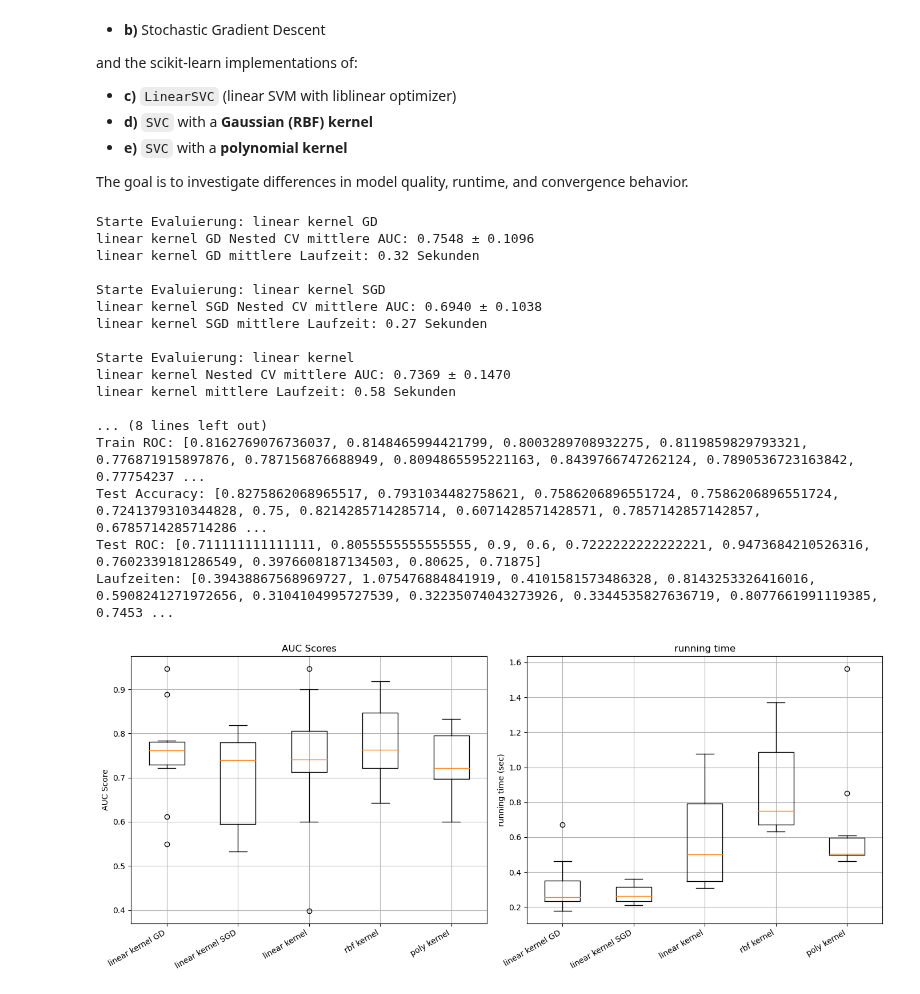
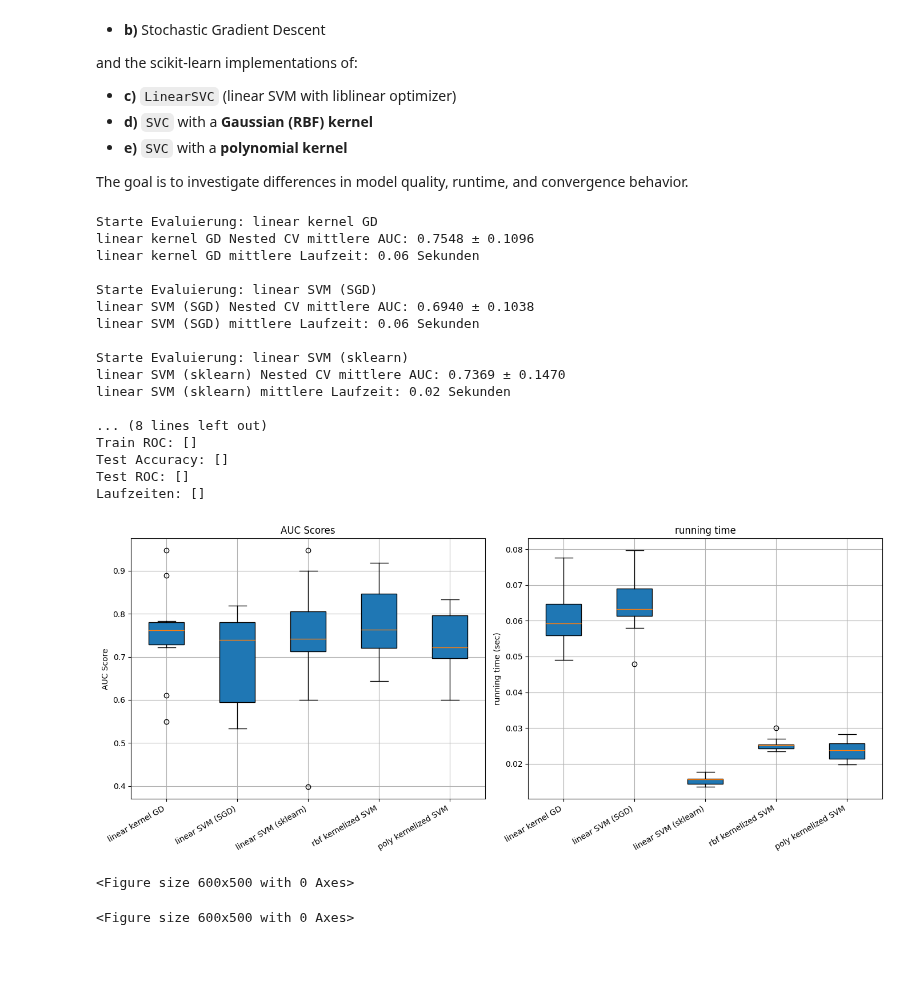
Before and after one commit to FelixFritz02/MasterKL, a Jupyter notebook: AI Numerics/Data Challenge/SVM.ipynb, the cells around one changed output. Drawn from its saved outputs; the diff is of its cells as text; code cells hidden in the pictures; blank space fills up the shorter version.

Commit message:
SVM running time

```diff
--- a/AI Numerics/Data Challenge/SVM.ipynb
+++ b/AI Numerics/Data Challenge/SVM.ipynb
@@ -256,10 +256,10 @@ inner_cv = StratifiedKFold(n_splits=5, shuffle=True, random_state=1)
 
 models = [
     ("linear kernel GD", SVM_GD(bias=True, step_size=lambda t: 1/(t+1))),  # fixe alpha
-    ("linear kernel SGD", SVM_SGD(bias=True, batch_size=30, step_size=lambda t: 1/(t+1))),
-    ("linear kernel", LinearSVC()),
-    ("rbf kernel", SVC(kernel='rbf')),
-    ("poly kernel", SVC(kernel='poly'))
+    ("linear SVM (SGD)", SVM_SGD(bias=True, batch_size=30, step_size=lambda t: 1/(t+1))),
+    ("linear SVM (sklearn)", LinearSVC()),
+    ("rbf kernelized SVM", SVC(kernel='rbf')),
+    ("poly kernelized SVM", SVC(kernel='poly'))
 ]
 
 outer_scores_all = []
@@ -300,7 +300,7 @@ for name, model in models:
             best_model = grid.best_estimator_
 
             elapsed = time.time() - start_time
-            run_times.append(elapsed)
+            run_times.append(elapsed / len(C_values))
 
             # Vorhersagen für Testdaten
             y_score_test = best_model.decision_function(X_test)
@@ -358,47 +358,51 @@ for name, model in models:
 print("Train Accuracy:", acc_train_lk)
 print("Train ROC:", roc_train_lk)
 print("Test Accuracy:", acc_test_lk)
 print("Test ROC:", roc_test_lk)
 print("Laufzeiten:", run_time_lk)
 
 # Visualisierung
 plt.figure(figsize=(14, 6))
 
 plt.subplot(1, 2, 1)
-plt.boxplot(outer_scores_all, labels=model_names, vert=True)
+plt.boxplot(outer_scores_all, labels=model_names, patch_artist=True)
 plt.ylabel("AUC Score")
 plt.title("AUC Scores")
 plt.xticks(rotation=30, ha='right')
 plt.grid(True)
 
 plt.subplot(1, 2, 2)
-plt.boxplot(run_times_all, labels=model_names, vert=True)
+plt.boxplot(run_times_all, labels=model_names, patch_artist=True)
 plt.ylabel("running time (sec)")
 plt.title("running time")
 plt.xticks(rotation=30, ha='right')
 plt.grid(True)
 
 plt.tight_layout()
 plt.show()
+
+plt.figure(figsize=(6, 5))
 # %% [output]
 Starte Evaluierung: linear kernel GD
 linear kernel GD Nested CV mittlere AUC: 0.7548 ± 0.1096
-linear kernel GD mittlere Laufzeit: 0.32 Sekunden
+linear kernel GD mittlere Laufzeit: 0.06 Sekunden
 
-Starte Evaluierung: linear kernel SGD
-linear kernel SGD Nested CV mittlere AUC: 0.6940 ± 0.1038
-linear kernel SGD mittlere Laufzeit: 0.27 Sekunden
+Starte Evaluierung: linear SVM (SGD)
+linear SVM (SGD) Nested CV mittlere AUC: 0.6940 ± 0.1038
+linear SVM (SGD) mittlere Laufzeit: 0.06 Sekunden
 
-Starte Evaluierung: linear kernel
-linear kernel Nested CV mittlere AUC: 0.7369 ± 0.1470
-linear kernel mittlere Laufzeit: 0.58 Sekunden
+Starte Evaluierung: linear SVM (sklearn)
+linear SVM (sklearn) Nested CV mittlere AUC: 0.7369 ± 0.1470
+linear SVM (sklearn) mittlere Laufzeit: 0.02 Sekunden
 
 ... (8 lines left out)
-Train ROC: [0.8162769076736037, 0.8148465994421799, 0.8003289708932275, 0.8119859829793321, 0.776871915897876, 0.787156876688949, 0.8094865595221163, 0.8439766747262124, 0.7890536723163842, 0.77754237 ...
-Test Accuracy: [0.8275862068965517, 0.7931034482758621, 0.7586206896551724, 0.7586206896551724, 0.7241379310344828, 0.75, 0.8214285714285714, 0.6071428571428571, 0.7857142857142857, 0.6785714285714286 ...
-Test ROC: [0.711111111111111, 0.8055555555555555, 0.9, 0.6, 0.7222222222222221, 0.9473684210526316, 0.7602339181286549, 0.3976608187134503, 0.80625, 0.71875]
-Laufzeiten: [0.39438867568969727, 1.075476884841919, 0.4101581573486328, 0.8143253326416016, 0.5908241271972656, 0.3104104995727539, 0.32235074043273926, 0.3344535827636719, 0.8077661991119385, 0.7453 ...
+Train ROC: []
+Test Accuracy: []
+Test ROC: []
+Laufzeiten: []
-[figure, old version]
+[figure, new version]
+<Figure size 600x500 with 0 Axes>
+<Figure size 600x500 with 0 Axes>
 # %%
 model_evaluation = pd.DataFrame({"Fold": range(1, 11)})
 model_evaluation['Modell'] = ['linear SVM'] * 10
```
Also changed, not shown: parts of 3 cells of this notebook, 3 other files.
